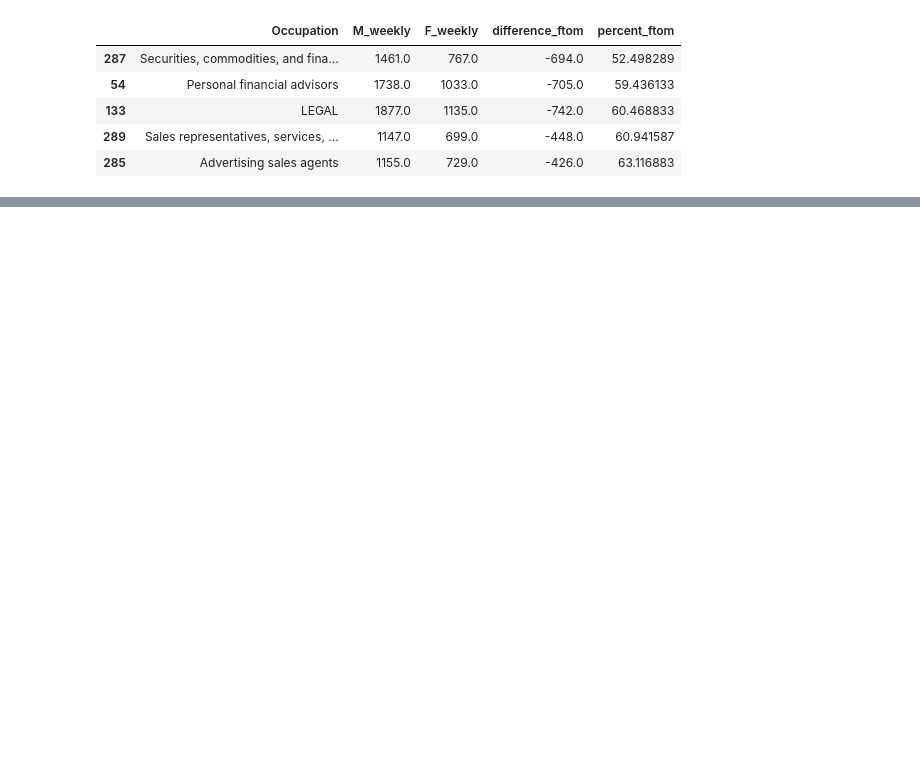
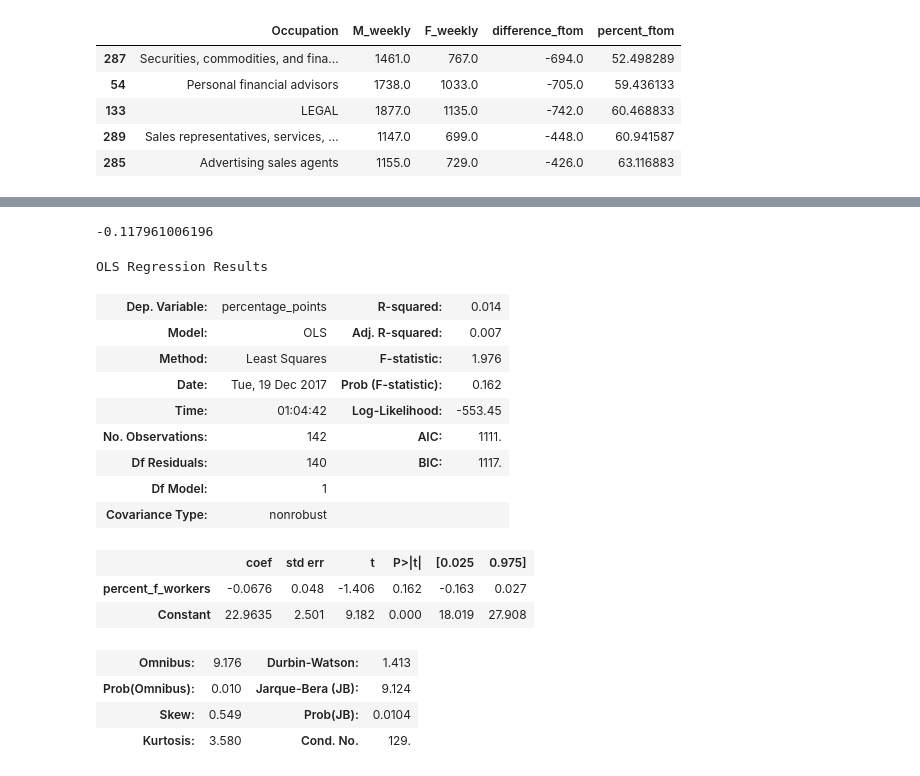
Before and after one commit to yhelen/fictional-octo-broccoli, a Jupyter notebook: analyzation-of-gender-pay-gap.ipynb, the cells around one changed output, grey strips where cells are left out. Drawn from its saved outputs; the diff is of its cells as text; code cells hidden in the pictures; blank space fills up the shorter version.

```diff
--- a/analyzation-of-gender-pay-gap.ipynb
+++ b/analyzation-of-gender-pay-gap.ipynb
@@ -101,0 +120,8 @@ sorted_wage_ftom.head()
+# %%
+#How often is the women's pay under the median?
+def low(row):
+    if row['All_weekly'] > row["F_weekly"]:
+        return 1
+    return 0
+all_wages['low'] = all_wages.apply(lambda row: low(row), axis=1)
+print sum(all_wages['low'])*100.0/len(all_wages)
@@ -101,0 +130,8 @@ sorted_wage_ftom.head()
+# %%
+#How often is the men's pay under the median?
+def low(row):
+    if row['All_weekly'] > row["M_weekly"]:
+        return 1
+    return 0
+all_wages['low'] = all_wages.apply(lambda row: low(row), axis=1)
+print sum(all_wages['low'])*100.0/len(all_wages)
@@ -101,0 +164,28 @@ sorted_wage_ftom.head()
+# %%
+#Correlation Coefficient
+print(np.corrcoef( all_wages["percent_f_workers"],all_wages["percentage_points"])[0,1])
+# %% [output]
+-0.117961006196
+# %%
+import statsmodels.api as sm
+all_wages["Constant"] = 1
+m = sm.OLS(all_wages["percentage_points"], all_wages[["percent_f_workers", "Constant"]]).fit()
+m.summary()
+# %% [output]
+OLS Regression Results
+| Dep. Variable: | percentage_points | R-squared: | 0.014 |
+| Model: | OLS | Adj. R-squared: | 0.007 |
+| Method: | Least Squares | F-statistic: | 1.976 |
+| Date: | Tue, 19 Dec 2017 | Prob (F-statistic): | 0.162 |
+| Time: | 01:04:42 | Log-Likelihood: | -553.45 |
+| No. Observations: | 142 | AIC: | 1111. |
+| Df Residuals: | 140 | BIC: | 1117. |
+| Df Model: | 1 |  |  |
+| Covariance Type: | nonrobust |  |  |
+|  | coef | std err | t | P>|t| | [0.025 | 0.975] |
+| percent_f_workers | -0.0676 | 0.048 | -1.406 | 0.162 | -0.163 | 0.027 |
+| Constant | 22.9635 | 2.501 | 9.182 | 0.000 | 18.019 | 27.908 |
+| Omnibus: | 9.176 | Durbin-Watson: | 1.413 |
+| Prob(Omnibus): | 0.010 | Jarque-Bera (JB): | 9.124 |
+| Skew: | 0.549 | Prob(JB): | 0.0104 |
+| Kurtosis: | 3.580 | Cond. No. | 129. |
```
Also changed, not shown: parts of 8 cells of this notebook.
